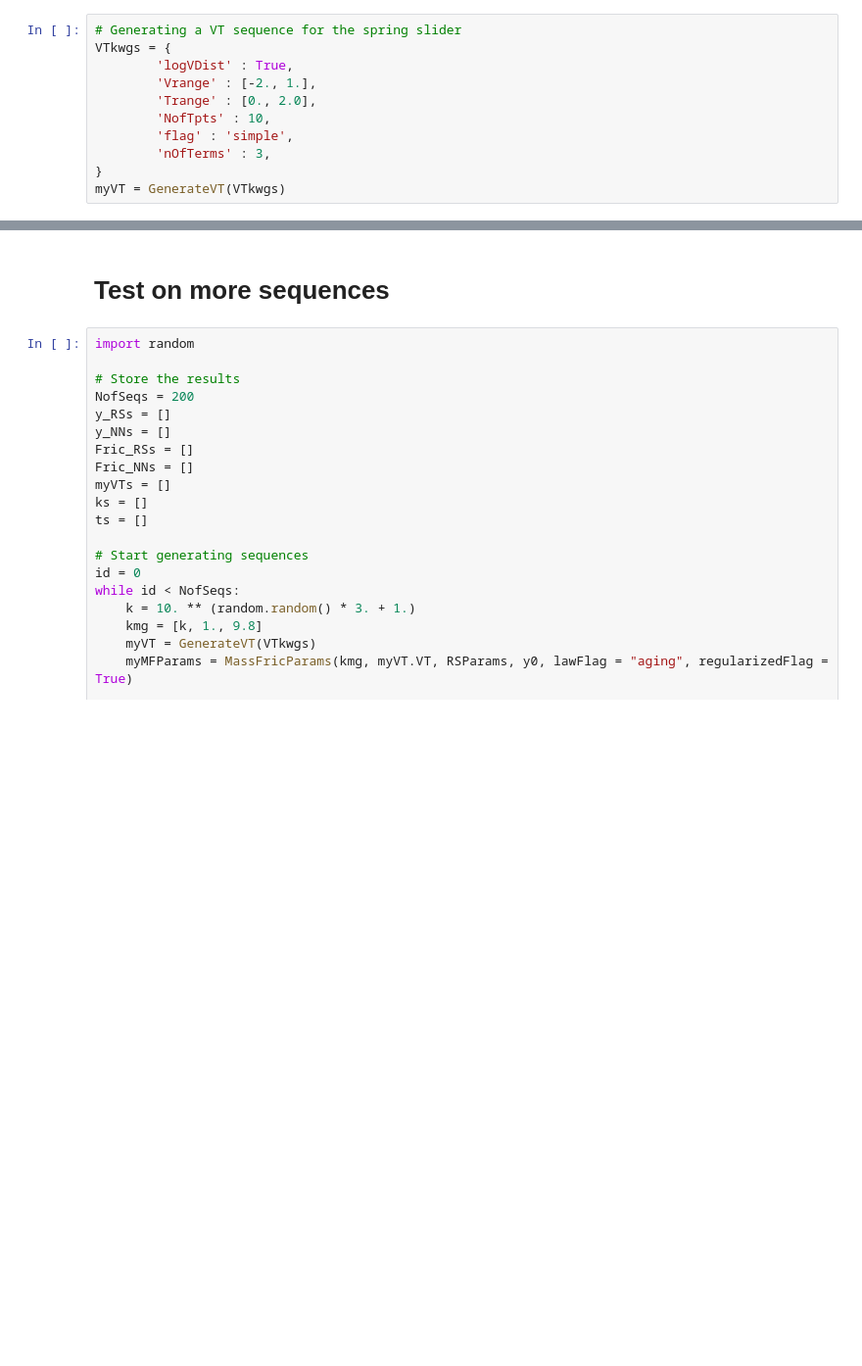
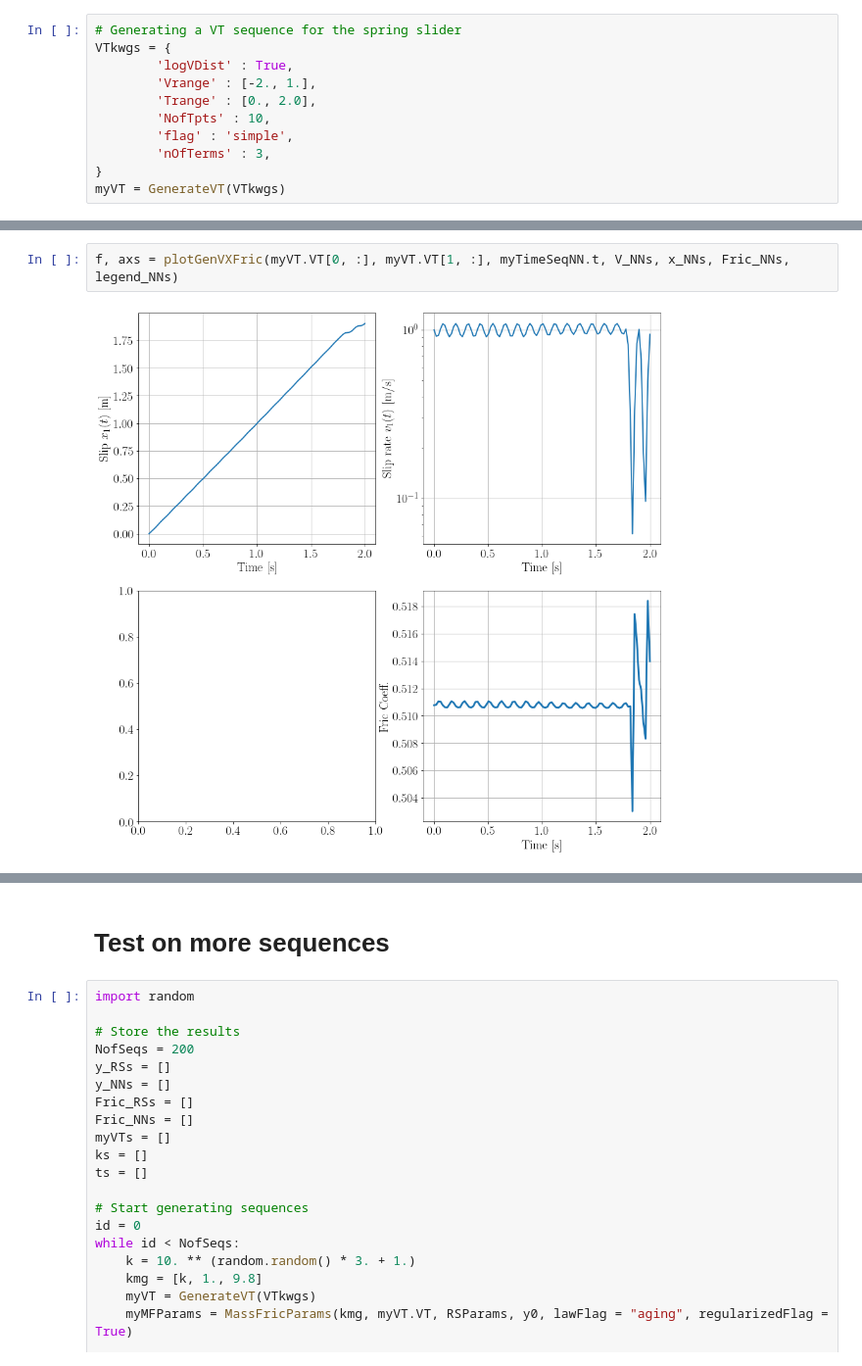
Before and after one commit to Shengduo/RateAndStateWithPotential, a Jupyter notebook: SpringSliderTrial.ipynb, the cells around one changed output, grey strips where cells are left out. Shown at 98% size. Cells and saved outputs as stored; diff of their text form; blank space fills up the shorter version.

```diff
--- a/SpringSliderTrial.ipynb
+++ b/SpringSliderTrial.ipynb
@@ -108,3 +148,7 @@ myTimeSeqNN.plotY(myTimeSeqNN.t, myTimeSeqNN.default_y)
+# %%
+f, axs = plotGenVXFric(myVT.VT[0, :], myVT.VT[1, :], myTimeSeqNN.t, V_NNs, x_NNs, Fric_NNs, legend_NNs)
+# %% [output]
+[figure, added]
 # %%
 # Plot the sequences from NN and rate-and-state friction on the same plot
 from FrictionNNModels import plotGenVXFric
```
Also changed, not shown: parts of 11 cells of this notebook, 7 other files.
